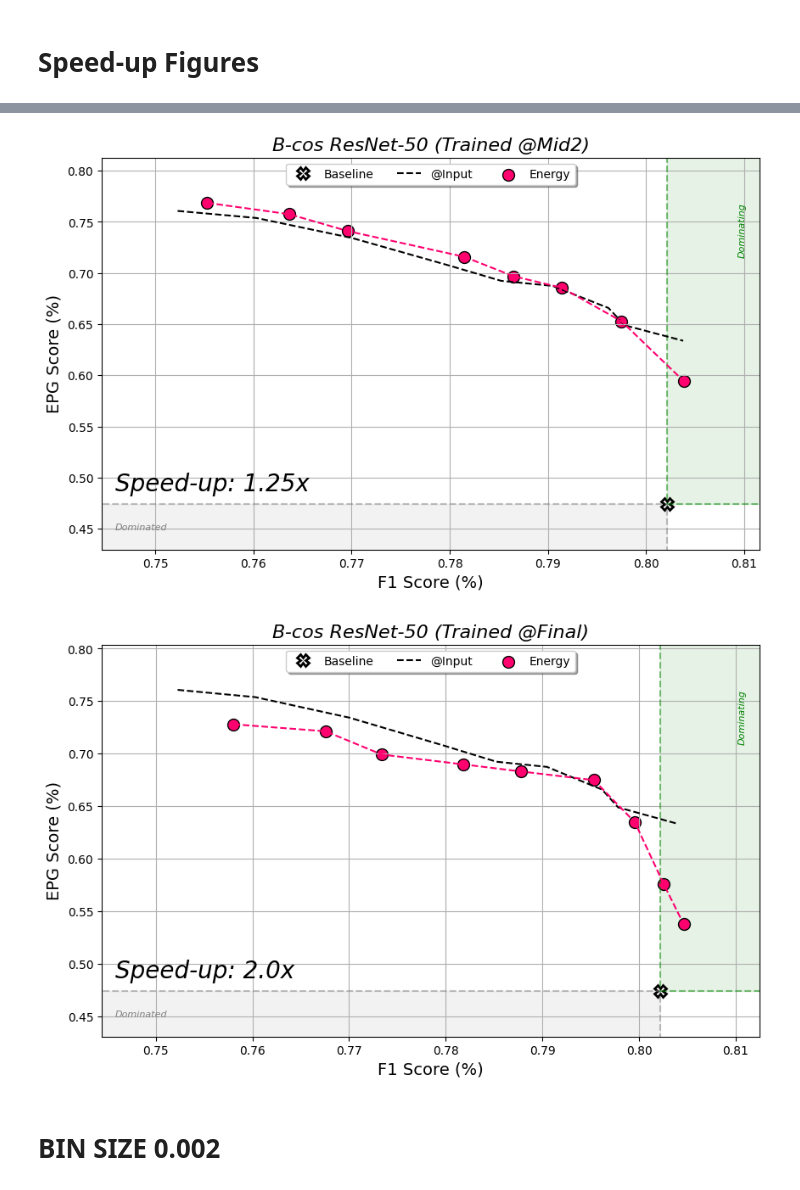
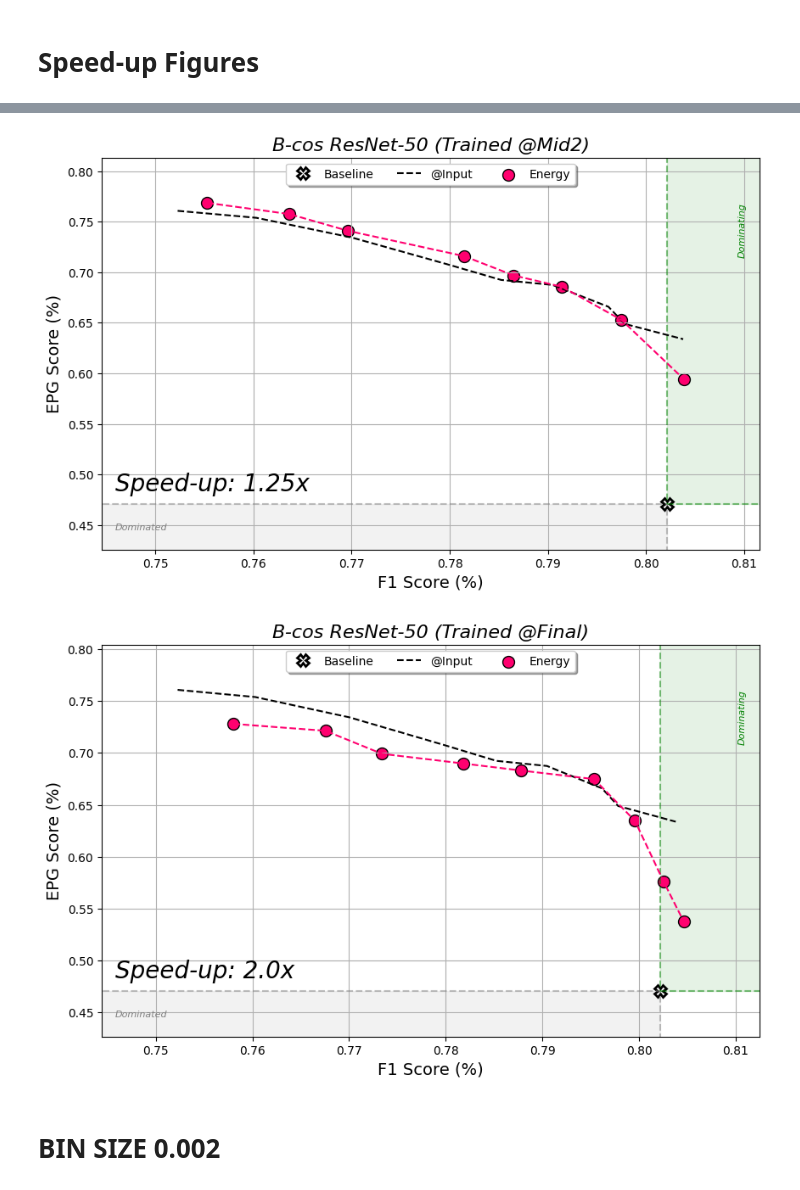
Before and after one commit to rensdebee/FACTifAI_2024_3, a Jupyter notebook: visualisations.ipynb, the cells around one changed output, grey strips where cells are left out. Drawn from its saved outputs; the diff is of its cells as text; code cells hidden in the pictures.

Commit message:
Added plots for limited annotations

```diff
--- a/visualisations.ipynb
+++ b/visualisations.ipynb
@@ -775,27 +683,29 @@ Energy Final Layer: [(array(0.78763962), array(0.76326299)), (array(0.79385346),
-# %%
-plot_pareto_curve_speed_up(
-    baseline_data=baseline_data_final_layer,
-    energy_data_input_layer=energy_data_input_layer,
-    energy_data=energy_data_mid2_layer,
-    x_label='F1 Score (%)',
-    y_label='EPG Score (%)',
-    title='B-cos ResNet-50 (Trained @Mid2)',
-    speed_up_text='Speed-up: 1.25x',
-    save_path='./images/voc2007_bcos_resnet50_speed_up_input_layer_mid2_layer.png')
-# %% [output]
-[figure, removed]
-# %%
-plot_pareto_curve_speed_up(
-    baseline_data=baseline_data_final_layer,
-    energy_data_input_layer=energy_data_input_layer,
-    energy_data=energy_data_final_layer,
-    x_label='F1 Score (%)',
-    y_label='EPG Score (%)',
-    title='B-cos ResNet-50 (Trained @Final)',
-    speed_up_text="Speed-up: 2.0x",
-    save_path='./images/voc2007_bcos_resnet50_speed_up_input_layer_final_layer.png')
-# %% [output]
-[figure, removed]
+# %%
+root_folder = './p_curves/VOC2007'
+data_speed_up_f1_epg = load_data_from_folders_with_npz_files(root_folder, metrics=('f_score', 'bb_score'))
+
+plot_pareto_curve_speed_up(
+    baseline_data=data_speed_up_f1_epg['bcos']['input']['baseline'],
+    energy_data_input_layer=data_speed_up_f1_epg['bcos']['input']['energy'],
+    energy_data=data_speed_up_f1_epg['bcos']['mid2']['energy'],
+    x_label='F1 Score (%)',
+    y_label='EPG Score (%)',
+    title='B-cos ResNet-50 (Trained @Mid2)',
+    speed_up_text='Speed-up: 1.25x',
+    save_path='./images/voc2007_bcos_resnet50_speed_up_f1_epg_input_layer_mid2_layer.png')
+
+plot_pareto_curve_speed_up(
+    baseline_data=data_speed_up_f1_epg['bcos']['input']['baseline'],
+    energy_data_input_layer=data_speed_up_f1_epg['bcos']['input']['energy'],
+    energy_data=data_speed_up_f1_epg['bcos']['final']['energy'],
+    x_label='F1 Score (%)',
+    y_label='EPG Score (%)',
+    title='B-cos ResNet-50 (Trained @Final)',
+    speed_up_text='Speed-up: 2.0x',
+    save_path='./images/voc2007_bcos_resnet50_speed_up_f1_epg_input_layer_final_layer.png')
+# %% [output]
+[figure, added]
+[figure, added]
 # %% [markdown]
 # BIN SIZE 0.002
 # %%
```
Also changed, not shown: parts of 11 cells of this notebook, 17 other files.
